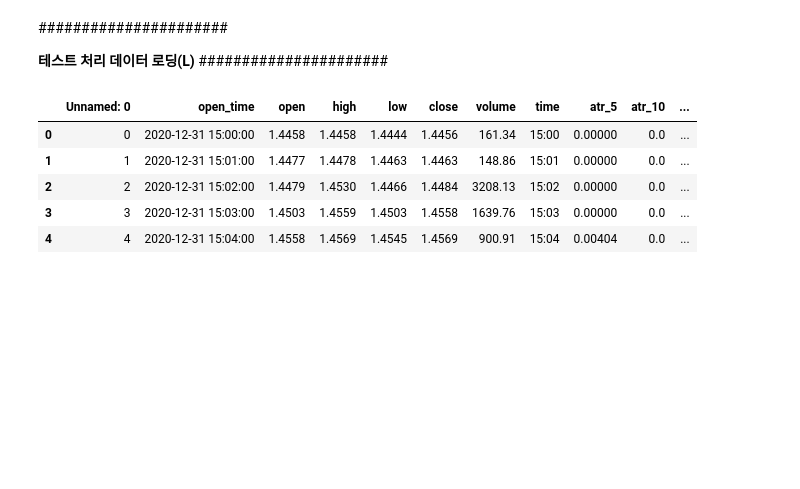
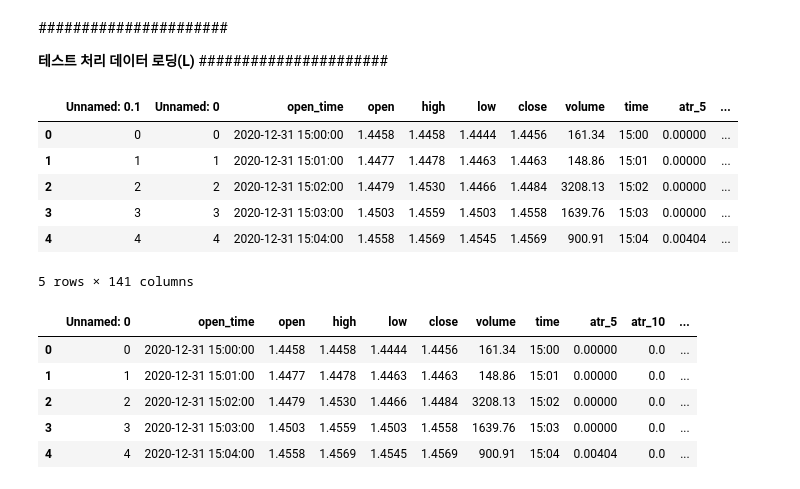
Before and after one commit to krkr5628/Crypto_Analysis_Colab, a Jupyter notebook: Data_Feature_multi_small.ipynb, the cells around one changed output. Drawn from its saved outputs; the diff is of its cells as text; code cells hidden in the pictures; blank space fills up the shorter version.

```diff
--- a/Data_Feature_multi_small.ipynb
+++ b/Data_Feature_multi_small.ipynb
@@ -494,6 +627,19 @@ data_test.head()
 
 **테스트 처리 데이터 로딩(L)**
 ######################
+# %%
+data_test = pd.read_csv("/content/drive/MyDrive/Data/SOL60_INDICATOR3")
+
+# Display the first few rows of the dataset to ensure it is loaded correctly
+data_test.head()
+# %% [output]
+|  | Unnamed: 0.1 | Unnamed: 0 | open_time | open | high | low | close | volume | time | atr_5 | ... |
+| 0 | 0 | 0 | 2020-12-31 15:00:00 | 1.4458 | 1.4458 | 1.4444 | 1.4456 | 161.34 | 15:00 | 0.00000 | ... |
+| 1 | 1 | 1 | 2020-12-31 15:01:00 | 1.4477 | 1.4478 | 1.4463 | 1.4463 | 148.86 | 15:01 | 0.00000 | ... |
+| 2 | 2 | 2 | 2020-12-31 15:02:00 | 1.4479 | 1.4530 | 1.4466 | 1.4484 | 3208.13 | 15:02 | 0.00000 | ... |
+| 3 | 3 | 3 | 2020-12-31 15:03:00 | 1.4503 | 1.4559 | 1.4503 | 1.4558 | 1639.76 | 15:03 | 0.00000 | ... |
+| 4 | 4 | 4 | 2020-12-31 15:04:00 | 1.4558 | 1.4569 | 1.4545 | 1.4569 | 900.91 | 15:04 | 0.00404 | ... |
+5 rows × 141 columns
 # %%
 data_test = pd.read_csv("/content/drive/MyDrive/Data/SOL60_INDICATOR2.csv")
 
```
Also changed, not shown: parts of 165 cells of this notebook.
